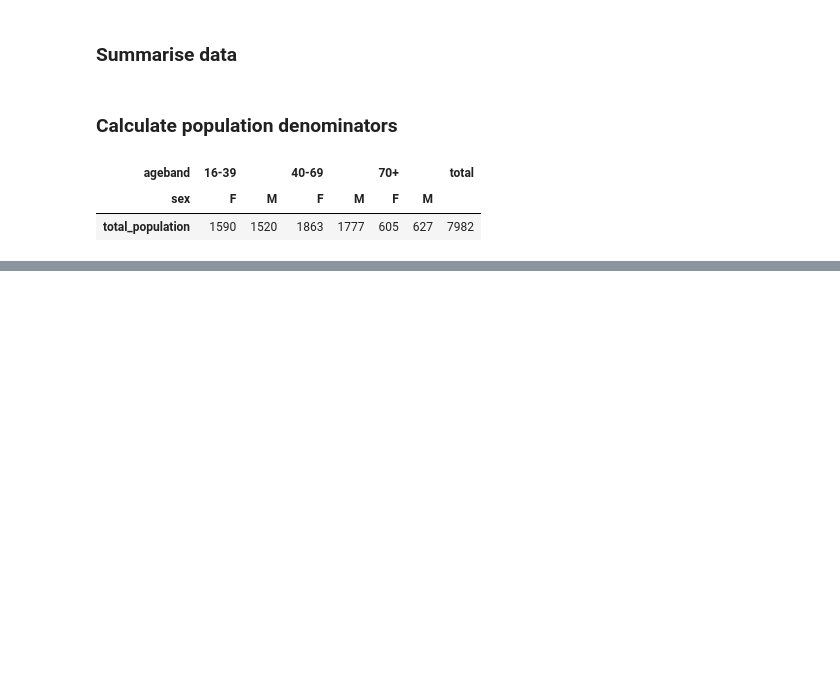
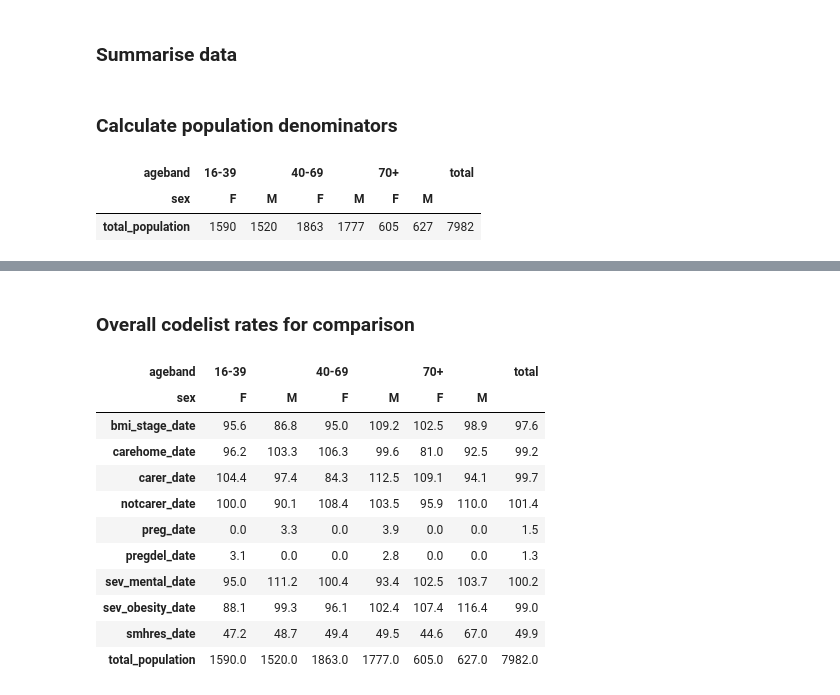
Before and after one commit to opensafely/primis-codelist-prevalence, a Jupyter notebook: notebooks/prevalence_deepdive.ipynb, the cells around one changed output, grey strips where cells are left out. Cells and saved outputs as stored; diff of their text form; code cells hidden in the pictures; blank space fills up the shorter version.

```diff
--- a/notebooks/prevalence_deepdive.ipynb
+++ b/notebooks/prevalence_deepdive.ipynb
@@ -10,12 +10,17 @@ os.makedirs(os.path.join("..","safe-outputs","by-codelist"), exist_ok=True)
 # %% [markdown]
 ### Load data
 # %%
+# import first row to get col names
+df_head = pd.read_csv(os.path.join("..","output","input_with_codes.csv"), nrows=1)
+
+# filter out columns not needed
+cols_all = df_head.columns
+cols_to_use = [c for c in cols_all if c not in ["hashed_organisation", "patient_id"]]
+
 dtypes={"sex":"category"}
 
-df = pd.read_csv(os.path.join("..","output","input_with_codes.csv"), dtype=dtypes)
+df = pd.read_csv(os.path.join("..","output","input_with_codes.csv"), dtype=dtypes, usecols=cols_to_use)
 
-if "hashed_organisation" in df.columns:
-    df = df.drop("hashed_organisation", axis=1)
 
 for col in df.columns:
     if col in ["patient_id", "age", "sex"]:
@@ -42,7 +47,8 @@ df['sex'] = np.where(df['sex'].isin(['I','U']), np.nan, df["sex"])
 ### Summarise data
 # %%
 # list columns of interest
-cols_allyears = [c for c in df.columns if ((c not in ["age","patient_id"]) & ("_date" not in c))]
+cols_allyears = [c for c in df.columns if ((c not in ["age","patient_id","registered"]) & ("_date" not in c))]
+cols_dates = [c for c in df.columns if (("_date" in c) | (c in ["ageband","sex"]))]
 cols_recent = ["preg", "pregdel"]
 # %%
 # filter to valid sexes and agegroups only
@@ -51,7 +57,7 @@ df1 = df.copy().loc[(df["sex"].isin(["F","M"])) & (df["ageband"].isin(agebands))
 ### Calculate population denominators
 # %%
 
-out2 = df1.groupby(["ageband", "sex"])[["patient_id"]].nunique().rename(columns={"patient_id":"total_population"}).transpose()
+out2 = df1.groupby(["ageband", "sex"])[["registered"]].count().rename(columns={"registered":"total_population"}).transpose()
 
 # calculate total population across all ages and sexes
 out2["total"] = out2.sum(axis=1)
@@ -64 +72,7 @@ out2
+# %%
+# for codes that are only relevant if recent (pregnancy/delivery), remove any older dates
+
+for c in cols_recent:
+    df1.loc[(df1[f"{c}_date"]<2020), c] = np.nan
+    df1.loc[(df1[f"{c}_date"]<2020), f"{c}_date"] = np.nan
 # %% [markdown]
@@ -223,0 +220,36 @@ for c in out.columns.drop(["sex", "ageband"]):
+# %% [markdown]
+### Overall codelist rates for comparison
+# %%
+
+# summarise by age and gender
+out = df1[cols_dates].groupby(["ageband", "sex"]).count().transpose()
+
+# suppress low numbers
+out = out.replace([0,1,2,3,4],0)
+
+# calculate total count for each codelist across all ages and sexes
+out["total"] = out.sum(axis=1)
+
+# add population denominators
+out = pd.concat([out,out2])
+
+
+# calculate rates
+for i in out.index.drop("total_population"):
+    out.loc[i] = (1000*out.loc[i]/out.loc["total_population"]).round(1)
+
+
+out
+# %% [output]
+| ageband | 16-39 |  | 40-69 |  | 70+ |  | total |
+| sex | F | M | F | M | F | M |  |
+| bmi_stage_date | 95.6 | 86.8 | 95.0 | 109.2 | 102.5 | 98.9 | 97.6 |
+| carehome_date | 96.2 | 103.3 | 106.3 | 99.6 | 81.0 | 92.5 | 99.2 |
+| carer_date | 104.4 | 97.4 | 84.3 | 112.5 | 109.1 | 94.1 | 99.7 |
+| notcarer_date | 100.0 | 90.1 | 108.4 | 103.5 | 95.9 | 110.0 | 101.4 |
+| preg_date | 0.0 | 3.3 | 0.0 | 3.9 | 0.0 | 0.0 | 1.5 |
+| pregdel_date | 3.1 | 0.0 | 0.0 | 2.8 | 0.0 | 0.0 | 1.3 |
+| sev_mental_date | 95.0 | 111.2 | 100.4 | 93.4 | 102.5 | 103.7 | 100.2 |
+| sev_obesity_date | 88.1 | 99.3 | 96.1 | 102.4 | 107.4 | 116.4 | 99.0 |
+| smhres_date | 47.2 | 48.7 | 49.4 | 49.5 | 44.6 | 67.0 | 49.9 |
+| total_population | 1590.0 | 1520.0 | 1863.0 | 1777.0 | 605.0 | 627.0 | 7982.0 |
```
Also changed, not shown: parts of 3 cells of this notebook, 6 other files.
